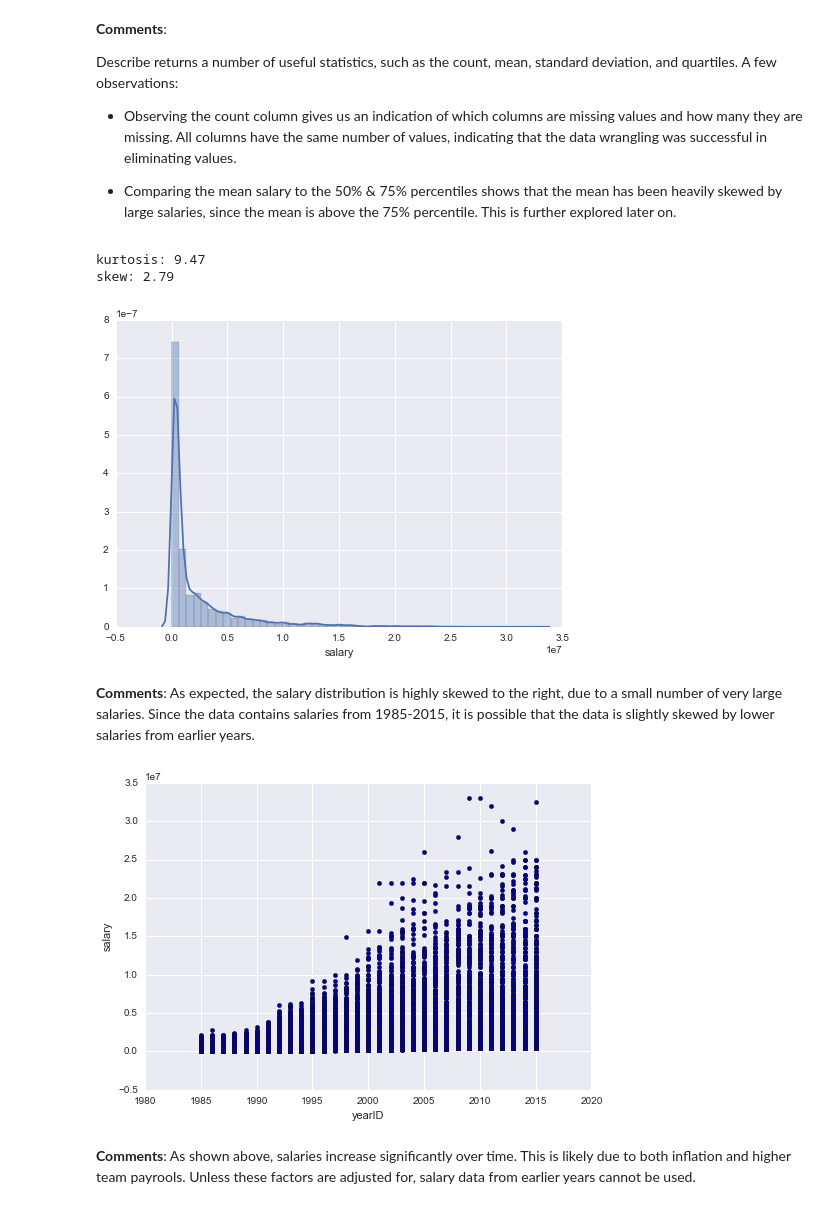
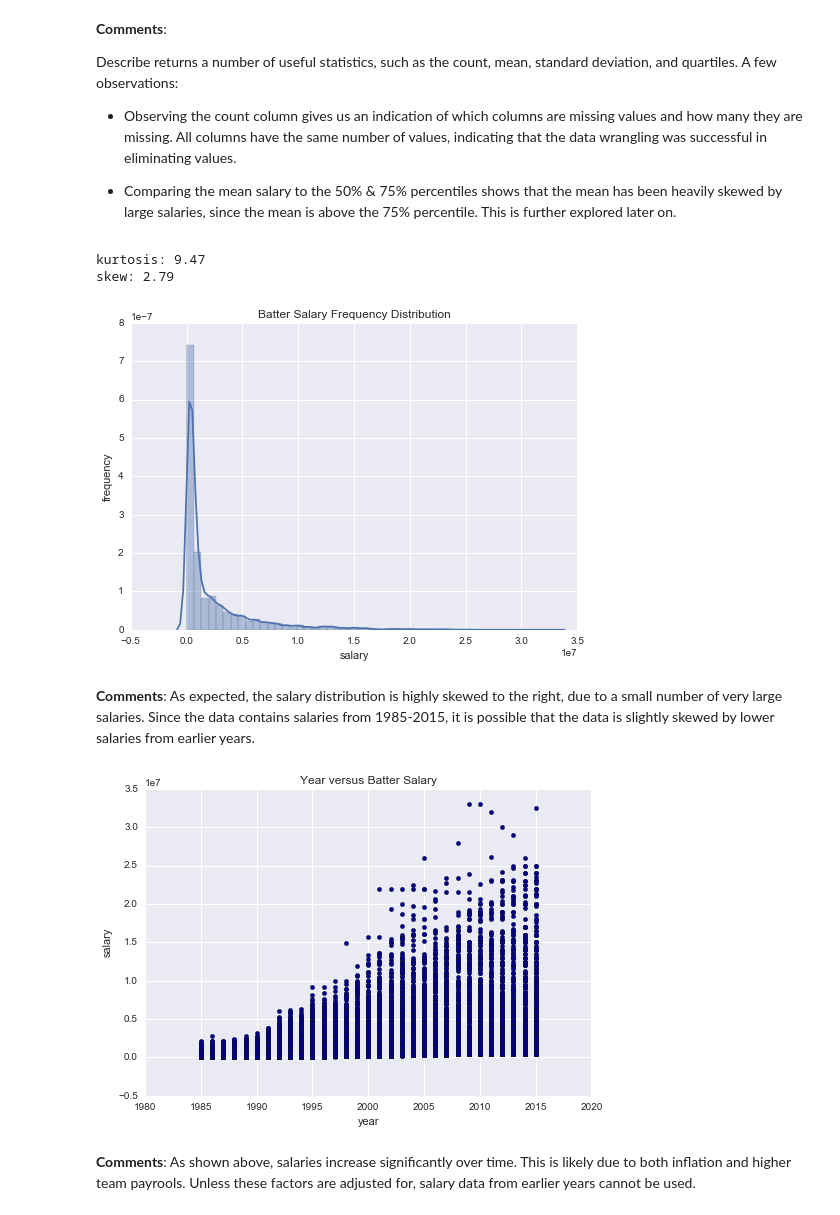
Before and after one commit to ian-whitestone/UD170, a Jupyter notebook: UD170 - Data Exploration - Batters.ipynb, the cells around one changed output. Drawn from its saved outputs; the diff is of its cells as text; code cells hidden in the pictures.

```diff
--- a/UD170 - Data Exploration - Batters.ipynb
+++ b/UD170 - Data Exploration - Batters.ipynb
@@ -200,19 +200,24 @@ Describe returns a number of useful statistics, such as the count, mean, standar
 def print_dis_stats(df,var):
     print('kurtosis: %s'% round(df[var].kurtosis(),2))
     print('skew: %s'% round(df[var].skew(),2))
+
+def snsplot(df,var,title,xlabel,ylabel):
+    ax=sns.distplot(df[var]);
+    ax.set(title=title,xlabel=xlabel,ylabel=ylabel)
 # %%
 print_dis_stats(df,'salary')
-sns.distplot(df['salary']);
+snsplot(df,'salary','Batter Salary Frequency Distribution','salary','frequency')
 # %% [output]
 kurtosis: 9.47
 skew: 2.79
-[figure, old version]
+[figure, new version]
 # %% [markdown]
 **Comments**: As expected, the salary distribution is highly skewed to the right, due to a small number of very large salaries. Since the data contains salaries from 1985-2015, it is possible that the data is slightly skewed by lower salaries from earlier years.
 # %%
-df.plot(kind='scatter', x='yearID', y='salary',color='DarkBlue');
+ax=df.plot(kind='scatter', x='yearID', y='salary',color='DarkBlue');
+ax.set(title='Year versus Batter Salary',xlabel='year',ylabel='salary');
 # %% [output]
-[figure, old version]
+[figure, new version]
 # %% [markdown]
 **Comments**: As shown above, salaries increase significantly over time. This is likely due to both inflation and higher team payrools. Unless these factors are adjusted for, salary data from earlier years cannot be used.
 # %%
```
Also changed, not shown: parts of 13 cells of this notebook, 2 other files.
